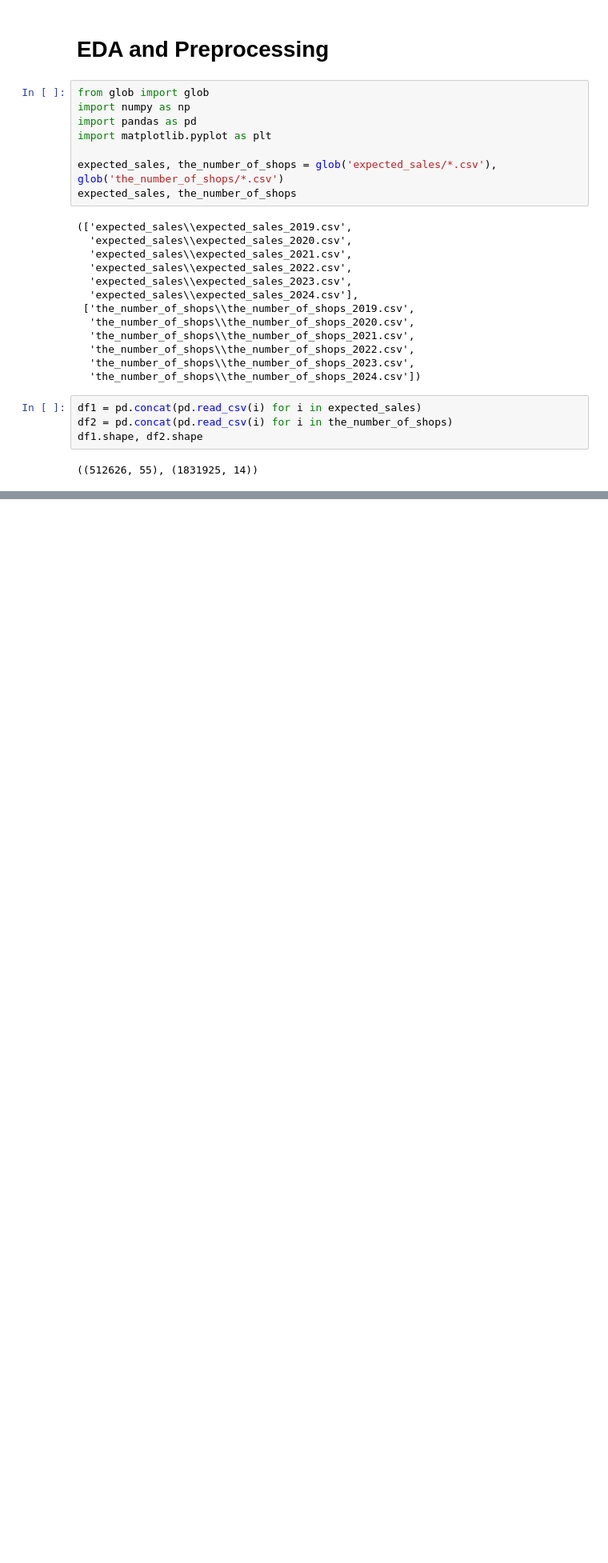
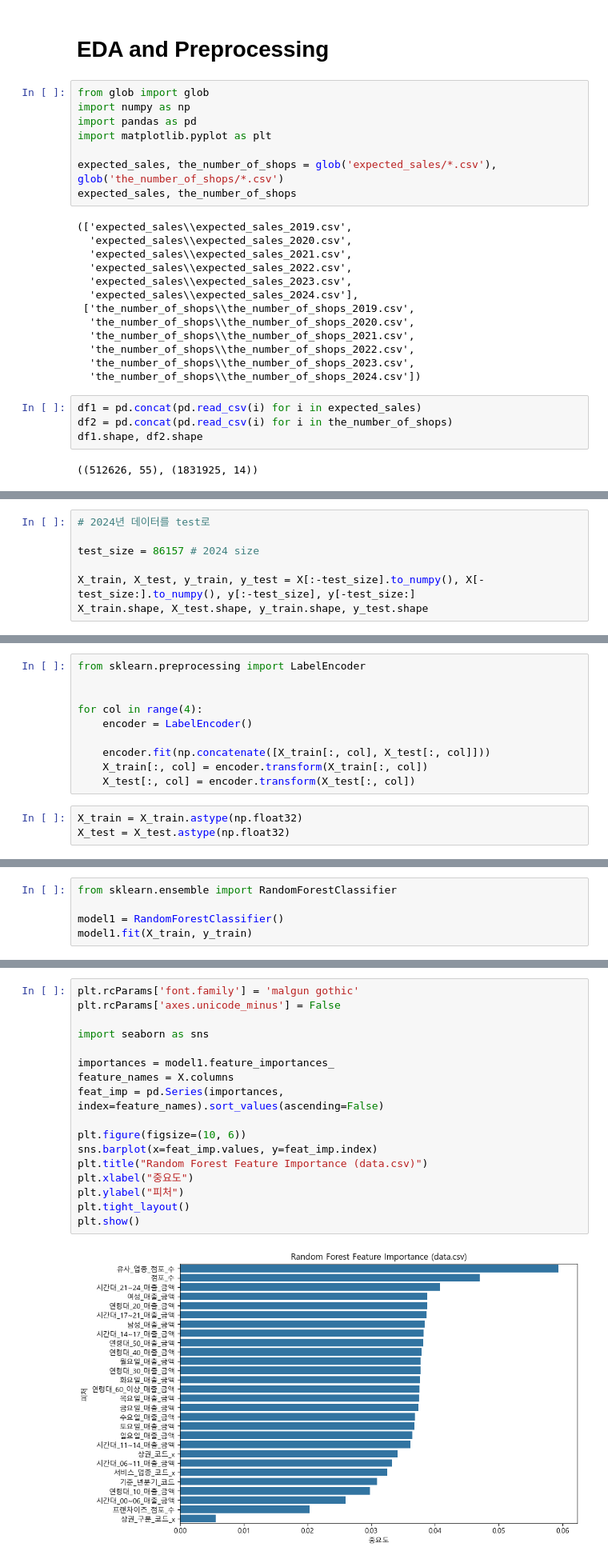
Before and after one commit to SKNETWORKS-FAMILY-AICAMP/SKN13-2nd-4TEAM, a Jupyter notebook: data/eda_and_preprocessing.ipynb, the cells around one changed output, grey strips where cells are left out. Shown at 80% size. Drawn from its saved outputs; the diff is of its cells as text; blank space fills up the shorter version.

```diff
--- a/data/eda_and_preprocessing.ipynb
+++ b/data/eda_and_preprocessing.ipynb
@@ -114,0 +180,7 @@ dtype: int64
+# %%
+# 2024년 데이터를 test로
+
+test_size = 86157 # 2024 size
+
+X_train, X_test, y_train, y_test = X[:-test_size].to_numpy(), X[-test_size:].to_numpy(), y[:-test_size], y[-test_size:]
+X_train.shape, X_test.shape, y_train.shape, y_test.shape
@@ -114,0 +209,13 @@ dtype: int64
+# %%
+from sklearn.preprocessing import LabelEncoder
+
+
+for col in range(4):
+    encoder = LabelEncoder()
+
+    encoder.fit(np.concatenate([X_train[:, col], X_test[:, col]]))
+    X_train[:, col] = encoder.transform(X_train[:, col])
+    X_test[:, col] = encoder.transform(X_test[:, col])
+# %%
+X_train = X_train.astype(np.float32)
+X_test = X_test.astype(np.float32)
@@ -114,0 +260,5 @@ dtype: int64
+# %%
+from sklearn.ensemble import RandomForestClassifier
+
+model1 = RandomForestClassifier()
+model1.fit(X_train, y_train)
@@ -114,0 +278,19 @@ dtype: int64
+# %%
+plt.rcParams['font.family'] = 'malgun gothic'
+plt.rcParams['axes.unicode_minus'] = False
+
+import seaborn as sns
+
+importances = model1.feature_importances_
+feature_names = X.columns
+feat_imp = pd.Series(importances, index=feature_names).sort_values(ascending=False)
+
+plt.figure(figsize=(10, 6))
+sns.barplot(x=feat_imp.values, y=feat_imp.index)
+plt.title("Random Forest Feature Importance (data.csv)")
+plt.xlabel("중요도")
+plt.ylabel("피처")
+plt.tight_layout()
+plt.show()
+# %% [output]
+[figure, added]
```
Also changed, not shown: parts of 25 cells of this notebook.
